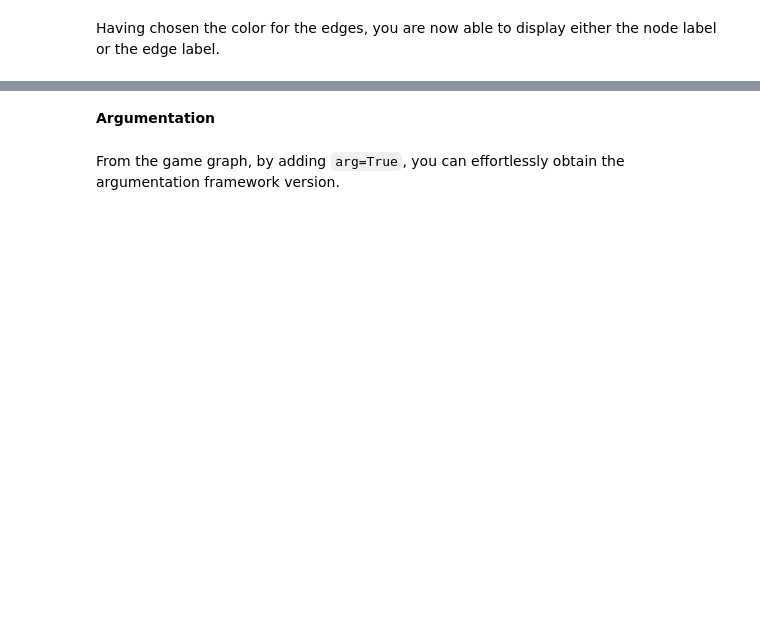
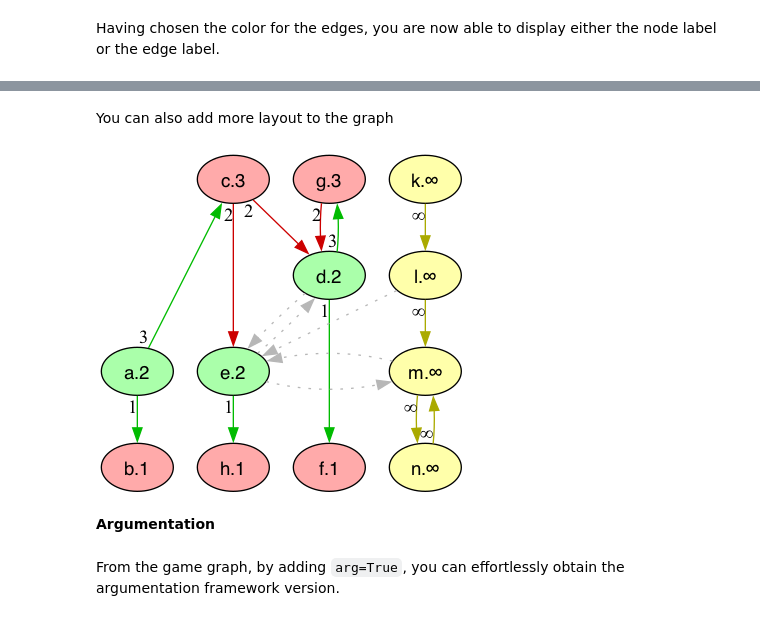
Before and after one commit to idaks/Games-and-Argumentation, a Jupyter notebook: lib/Tutorial.ipynb, the cells around one changed output, grey strips where cells are left out. Drawn from its saved outputs; the diff is of its cells as text; code cells hidden in the pictures; blank space fills up the shorter version.

```diff
--- a/lib/Tutorial.ipynb
+++ b/lib/Tutorial.ipynb
@@ -227,3 +218,27 @@ Image("graphs/game_graph_colored.png")
+# %% [markdown]
+You can also add more layout to the graph
+# %%
+game_node_color_wfs = {"win": "green", "lost": "red", "drawn": "yellow"}
+game_edge_color_wfs = {
+    ("green", "green"): "gray",
+    ("green", "yellow"): "gray",
+    ("yellow", "green"): "gray",
+    ("yellow", "yellow"): "yellow",
+    ("green", "red"): "green",
+    ("red", "green"): "red",
+}
+visualize_wfs(
+    "files/plain_wm_graph.dlv",
+    "game",
+    game_node_color_wfs,
+    game_edge_color_wfs,
+    show_edge_label=True,
+    show_node_label=True,
+    rank=True
+)
+Image("graphs/game_graph_colored.png")
+# %% [output]
+[figure, added]
 # %% [markdown]
 **Argumentation**
 # %% [markdown]
```
Also changed, not shown: parts of 15 cells of this notebook, 26 other files.
